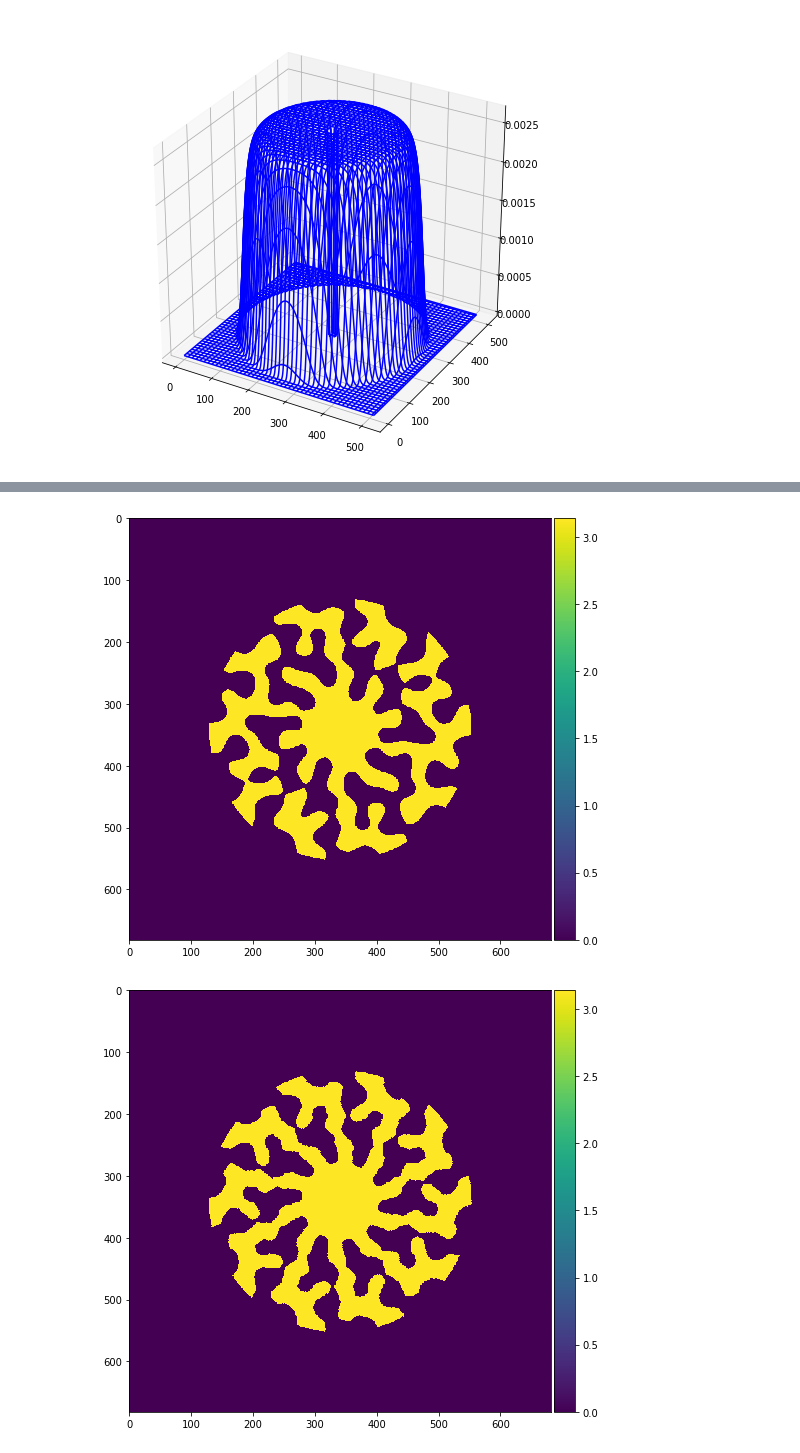
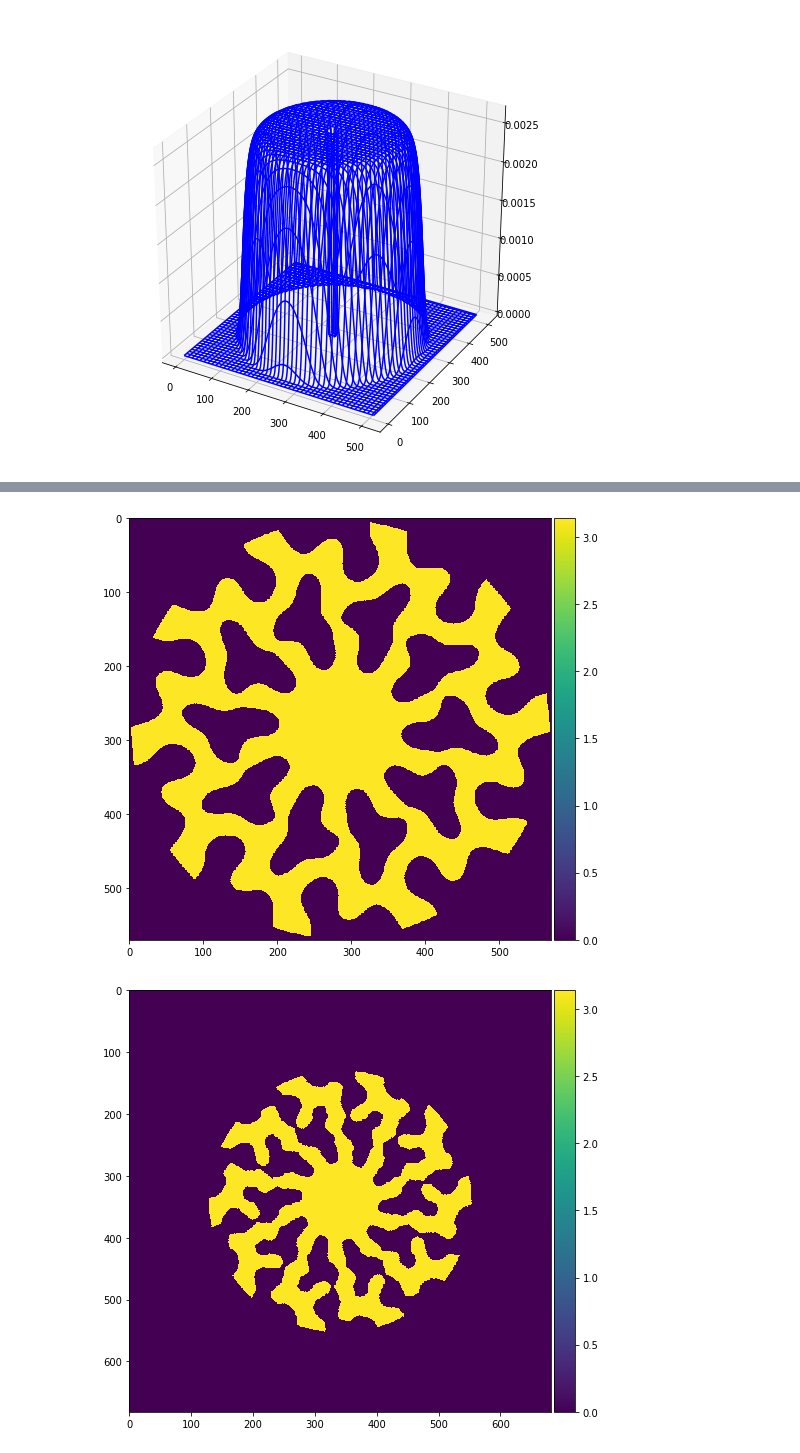
Before and after one commit to LouisDesdoigts/Pupil_design, a Jupyter notebook: Pupil_simulations/TableTopper.ipynb, the cells around one changed output, grey strips where cells are left out. Saved outputs shown, nothing was run; the diff lists cells and outputs as text; code cells hidden in the pictures.

```diff
--- a/Pupil_simulations/TableTopper.ipynb
+++ b/Pupil_simulations/TableTopper.ipynb
@@ -158,8 +158,8 @@ def iterate(wf, p, sig1, sig2, aperture, r_max, mult=False, sym=True):
     IFT = ifft2(PSF_mod)
 
     # symmertise before binarise
-    if sym:
-        wf_out = create_symmetry(IFT, 10)
+#     if sym:
+    wf_out = create_symmetry(IFT, 10) if sym else IFT
     wf_out = binarise(wf_out, aperture*1e3, r_max)
 
     # symmertise after binarise
@@ -200,7 +200,7 @@ plt.show()
 [figure]
 # %%
 a = 3
-b = 1
+b = 2
 
 aperture = 0.015*a               # Aperture (m)
 gridsize = 1024*b                # Gridsize of the wavefront array
@@ -260,7 +260,7 @@ c = gridsize//2
 
 Heuristics = []
 
-for i in range(-1, 5):
+for i in range(-1, 4):
     print(i, end='')
 
     fig, axs = plt.subplots(1, 2, figsize=fsize)
@@ -276,13 +276,13 @@ for i in range(-1, 5):
     ax.add_artist(circle)
     plt.colorbar(im, cax=make_axes_locatable(ax).append_axes("right", size="5%", pad=0.05))
 
-    E = RWGE(PSF_real)
-    R = power_ratio(PSF_real, 39)
-    P = np.max(PSF_real)
-    C = PSF_real[PSF_real.shape[0]//2][PSF_real.shape[0]//2]
+    E = "{:.2f}".format(RWGE(PSF_real)*1e-16)
+    R = "{:.2f}".format(power_ratio(PSF_real, 39)*100)
+    P = "{:.2f}".format(np.max(PSF_real)*1e-6)
+    C = "{:.2f}".format(PSF_real[PSF_real.shape[0]//2][PSF_real.shape[0]//2]*1e-6)
     Heuristics.append([i, E, R, P, C])
 
-    fig.savefig(image_path + "{}_{}_{}_{}_{}_{}_{}_{}_{}_:_{}_{}_{}_{}.jpg".format(design, mult, sym, sig, ratio, p, a, b, i, E*1e-16, R*100, P*1e-6 ,C*1e-6), dpi=fig.dpi, bbox_inches="tight", pad_inches=0.05)
+    fig.savefig(image_path + "{}_{}_{}_{}_{}_{}_{}_{}_{}_:_{}_{}_{}_{}.jpg".format(design, mult, sym, sig, ratio, p, a, b, i, E, R, P, C), dpi=fig.dpi, bbox_inches="tight", pad_inches=0.05)
 
     PSF, PSF_mod, IFT, wf_out = iterate(wf_out, p, sig1*a, sig2*a, aperture, r_max, mult, sym)
     PSF_out = fft2(wf_out)
@@ -301,12 +301,12 @@ circle = plt.Circle((512, 512), 20, color='r', fill=False)
 ax.add_artist(circle)
 plt.colorbar(im, cax=make_axes_locatable(ax).append_axes("right", size="5%", pad=0.05))
 
-E = RWGE(PSF_real)
-R = power_ratio(PSF_real, 39)
-P = np.max(PSF_real)
-C = PSF_real[PSF_real.shape[0]//2][PSF_real.shape[0]//2]
-Heuristics.append([i + 1, E, R, P, C])
+E = "{:.2f}".format(RWGE(PSF_real)*1e-16)
+R = "{:.2f}".format(power_ratio(PSF_real, 39)*100)
+P = "{:.2f}".format(np.max(PSF_real)*1e-6)
+C = "{:.2f}".format(PSF_real[PSF_real.shape[0]//2][PSF_real.shape[0]//2]*1e-6)
+Heuristics.append([i, E, R, P, C])
 
-fig.savefig(image_path + "{}_{}_{}_{}_{}_{}_{}_{}_{}_:_{:.2f}_{:.2f}_{:.2f}_{:.2f}.jpg".format(design, mult, sym, sig, ratio, p, a, b, i+1, E*1e-16, R*100, P*1e-6 ,C*1e-6), dpi=fig.dpi, bbox_inches="tight", pad_inches=0.05)
+fig.savefig(image_path + "{}_{}_{}_{}_{}_{}_{}_{}_{}_:_{}_{}_{}_{}.jpg".format(design, mult, sym, sig, ratio, p, a, b, i+1, E, R, P, C), dpi=fig.dpi, bbox_inches="tight", pad_inches=0.05)
 # %% [output]
 -1
@@ -314,21 +321,21 @@ fig.savefig(image_path + "{}_{}_{}_{}_{}_{}_{}_{}_{}_:_{:.2f}_{:.2f}_{:.2f}_{:.2
 # %%
 ### Save as fits - PSF_out and wf_out
 fsize = (8,8)
 c = wf_out.shape[0]//2
-size = 341*2
+size = 285*2
 WF = wf_out[int(c-size//2):int(c+size//2),int(c-size//2):int(c+size//2)]
 
 fig, axs = plt.subplots(1, 1, figsize=fsize)
 ax = axs
 im = ax.imshow(np.abs(np.angle(WF)))
 plt.colorbar(im, cax=make_axes_locatable(ax).append_axes("right", size="5%", pad=0.05))
 plt.show()
 
 # from astropy.io import fits
 # hdu = fits.PrimaryHDU(np.abs(np.angle(WF)))
 # hdu.writeto('pupil.fits')
 # %% [output]
-[figure, old version]
+[figure, new version]
 # %%
 WF_sym = create_symmetry(WF, 10)
 # %%
```
Also changed, not shown: parts of 1 cell of this notebook.
